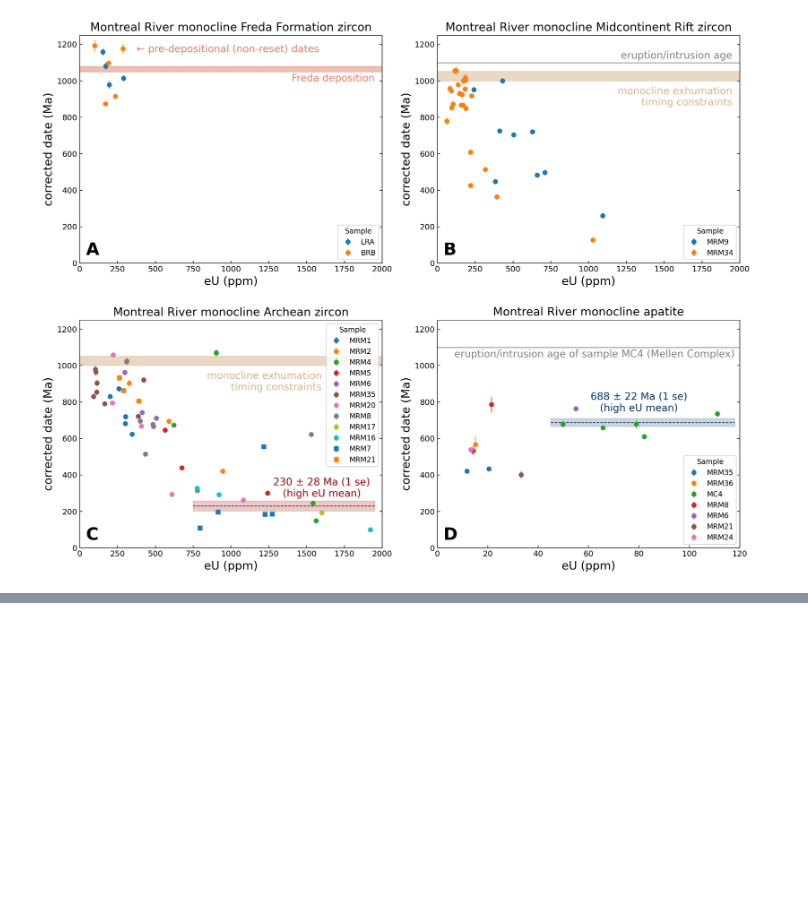
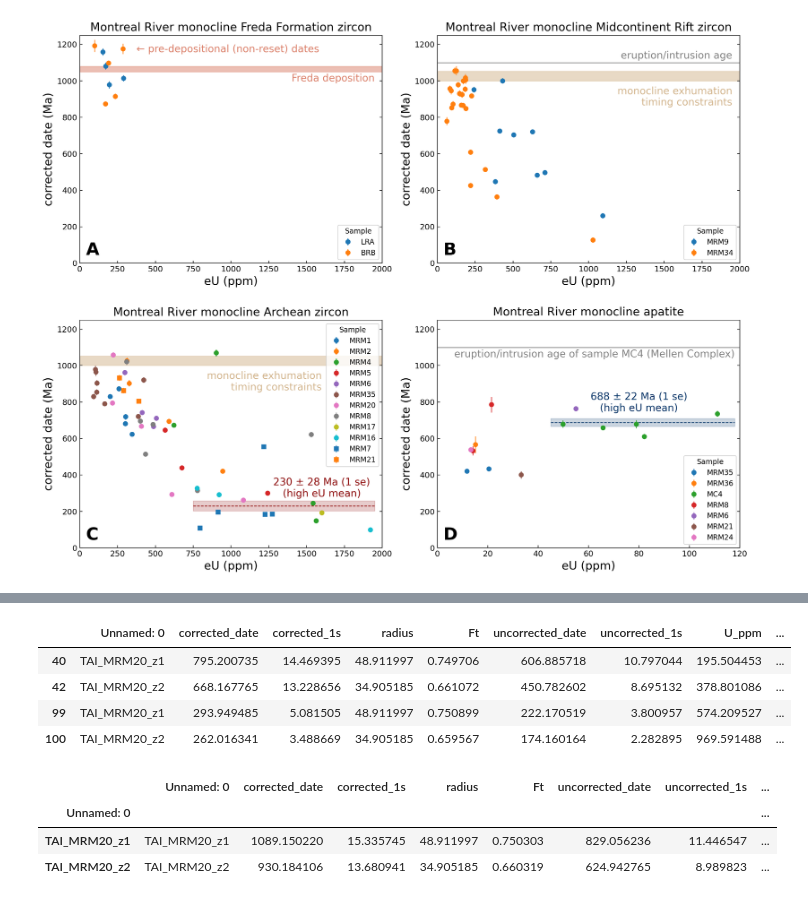
Before and after one commit to Swanson-Hysell-Group/2026_MRM_thermochron, a Jupyter notebook: MRM_UTh_He_data.ipynb, the cells around one changed output, grey strips where cells are left out. Cells and saved outputs as stored; diff of their text form; code cells hidden in the pictures; blank space fills up the shorter version.

Commit message:
MRM20_z1 and z2 duplicates - added script to filter and address the issue

```diff
--- a/MRM_UTh_He_data.ipynb
+++ b/MRM_UTh_He_data.ipynb
@@ -301,0 +325,10 @@ plt.show()
+# %%
+MRM20_duplicates = MRM_Archean_data[MRM_Archean_data['Unnamed: 0'].str.contains('MRM20_z1|MRM20_z2', case=False, na=False)]
+MRM20_filtered = MRM20_duplicates[['Unnamed: 0', 'corrected_date', 'corrected_1s', 'radius', 'Ft', 'uncorrected_date', 'uncorrected_1s', 'U_ppm', 'Th_ppm', 'eU']]
+MRM20_filtered
+# %% [output]
+|  | Unnamed: 0 | corrected_date | corrected_1s | radius | Ft | uncorrected_date | uncorrected_1s | U_ppm | ... |
+| 40 | TAI_MRM20_z1 | 795.200735 | 14.469395 | 48.911997 | 0.749706 | 606.885718 | 10.797044 | 195.504453 | ... |
+| 42 | TAI_MRM20_z2 | 668.167765 | 13.228656 | 34.905185 | 0.661072 | 450.782602 | 8.695132 | 378.801086 | ... |
+| 99 | TAI_MRM20_z1 | 293.949485 | 5.081505 | 48.911997 | 0.750899 | 222.170519 | 3.800957 | 574.209527 | ... |
+| 100 | TAI_MRM20_z2 | 262.016341 | 3.488669 | 34.905185 | 0.659567 | 174.160164 | 2.282895 | 969.591488 | ... |
@@ -301,0 +353,7 @@ plt.show()
+# %%
+MRM20_z1andz2
+# %% [output]
+|  | Unnamed: 0 | corrected_date | corrected_1s | radius | Ft | uncorrected_date | uncorrected_1s | ... |
+| Unnamed: 0 |  |  |  |  |  |  |  | ... |
+| TAI_MRM20_z1 | TAI_MRM20_z1 | 1089.150220 | 15.335745 | 48.911997 | 0.750303 | 829.056236 | 11.446547 | ... |
+| TAI_MRM20_z2 | TAI_MRM20_z2 | 930.184106 | 13.680941 | 34.905185 | 0.660319 | 624.942765 | 8.989823 | ... |
```
Also changed, not shown: parts of 4 cells of this notebook.
